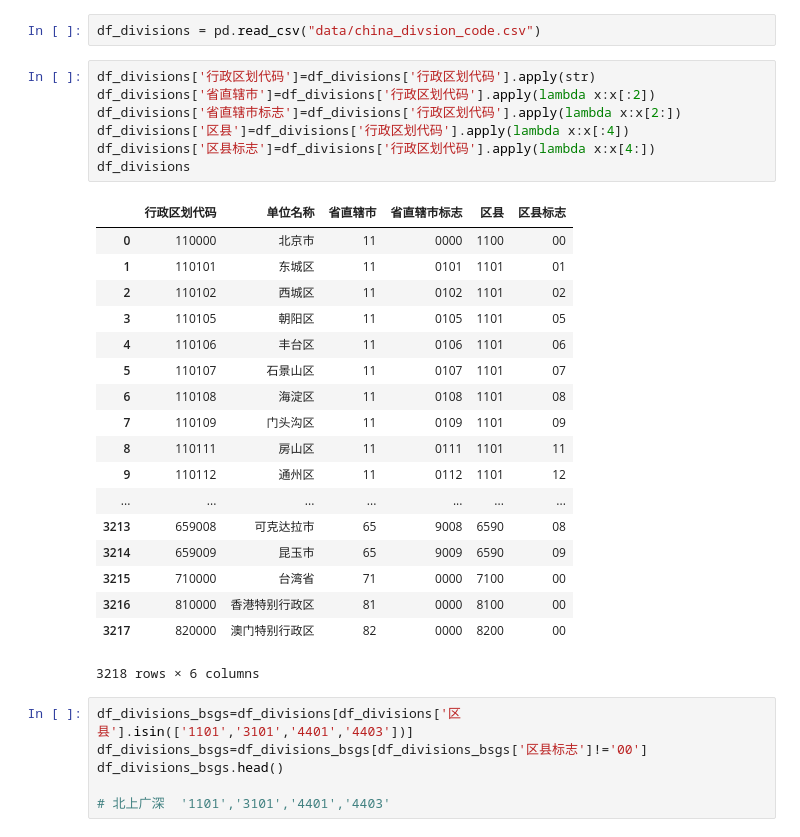
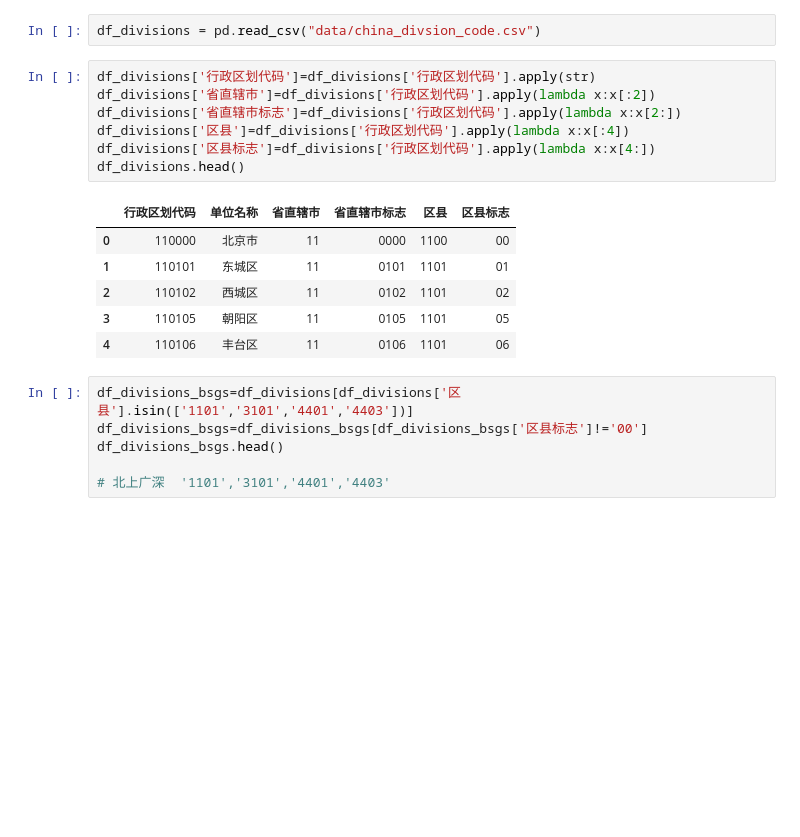
Before and after one commit to KingLu/Coursera_Capstone, a Jupyter notebook: Where_to_install_A_ATM.ipynb, the cells around one changed output. Saved outputs shown, nothing was run; the diff lists cells and outputs as text; blank space fills up the shorter version.

```diff
--- a/Where_to_install_A_ATM.ipynb
+++ b/Where_to_install_A_ATM.ipynb
@@ -42,29 +49,17 @@ df_divisions = pd.read_csv("data/china_divsion_code.csv")
 # %%
 df_divisions['行政区划代码']=df_divisions['行政区划代码'].apply(str)
 df_divisions['省直辖市']=df_divisions['行政区划代码'].apply(lambda x:x[:2])
 df_divisions['省直辖市标志']=df_divisions['行政区划代码'].apply(lambda x:x[2:])
 df_divisions['区县']=df_divisions['行政区划代码'].apply(lambda x:x[:4])
 df_divisions['区县标志']=df_divisions['行政区划代码'].apply(lambda x:x[4:])
-df_divisions
+df_divisions.head()
 # %% [output]
 |  | 行政区划代码 | 单位名称 | 省直辖市 | 省直辖市标志 | 区县 | 区县标志 |
 | 0 | 110000 | 北京市 | 11 | 0000 | 1100 | 00 |
 | 1 | 110101 | 东城区 | 11 | 0101 | 1101 | 01 |
 | 2 | 110102 | 西城区 | 11 | 0102 | 1101 | 02 |
 | 3 | 110105 | 朝阳区 | 11 | 0105 | 1101 | 05 |
 | 4 | 110106 | 丰台区 | 11 | 0106 | 1101 | 06 |
-| 5 | 110107 | 石景山区 | 11 | 0107 | 1101 | 07 |
-| 6 | 110108 | 海淀区 | 11 | 0108 | 1101 | 08 |
-| 7 | 110109 | 门头沟区 | 11 | 0109 | 1101 | 09 |
-| 8 | 110111 | 房山区 | 11 | 0111 | 1101 | 11 |
-| 9 | 110112 | 通州区 | 11 | 0112 | 1101 | 12 |
-| ... | ... | ... | ... | ... | ... | ... |
-| 3213 | 659008 | 可克达拉市 | 65 | 9008 | 6590 | 08 |
-| 3214 | 659009 | 昆玉市 | 65 | 9009 | 6590 | 09 |
-| 3215 | 710000 | 台湾省 | 71 | 0000 | 7100 | 00 |
-| 3216 | 810000 | 香港特别行政区 | 81 | 0000 | 8100 | 00 |
-| 3217 | 820000 | 澳门特别行政区 | 82 | 0000 | 8200 | 00 |
-3218 rows × 6 columns
 # %%
 df_divisions_bsgs=df_divisions[df_divisions['区县'].isin(['1101','3101','4401','4403'])]
 df_divisions_bsgs=df_divisions_bsgs[df_divisions_bsgs['区县标志']!='00']
```
Also changed, not shown: parts of 90 cells of this notebook.
